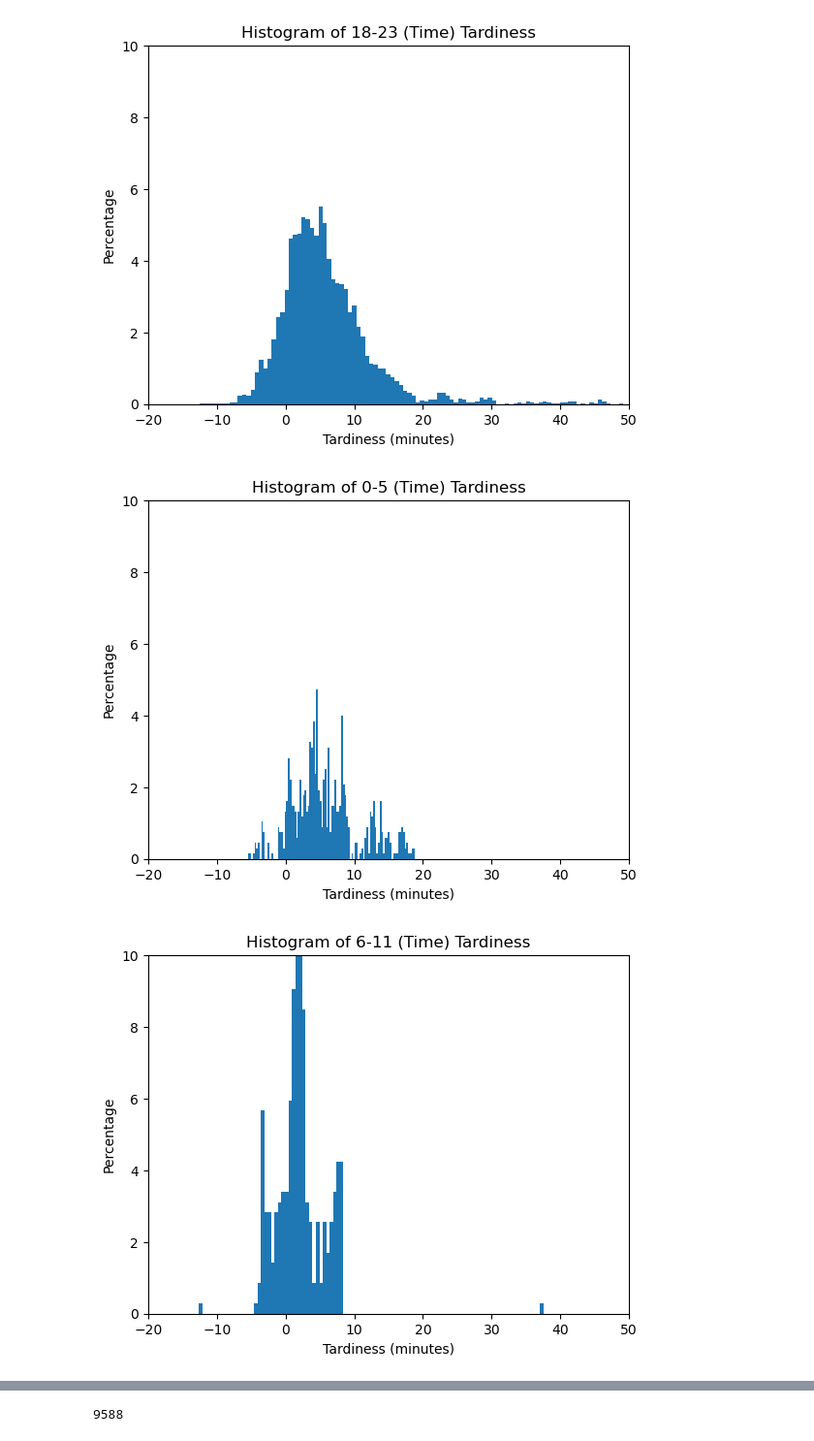
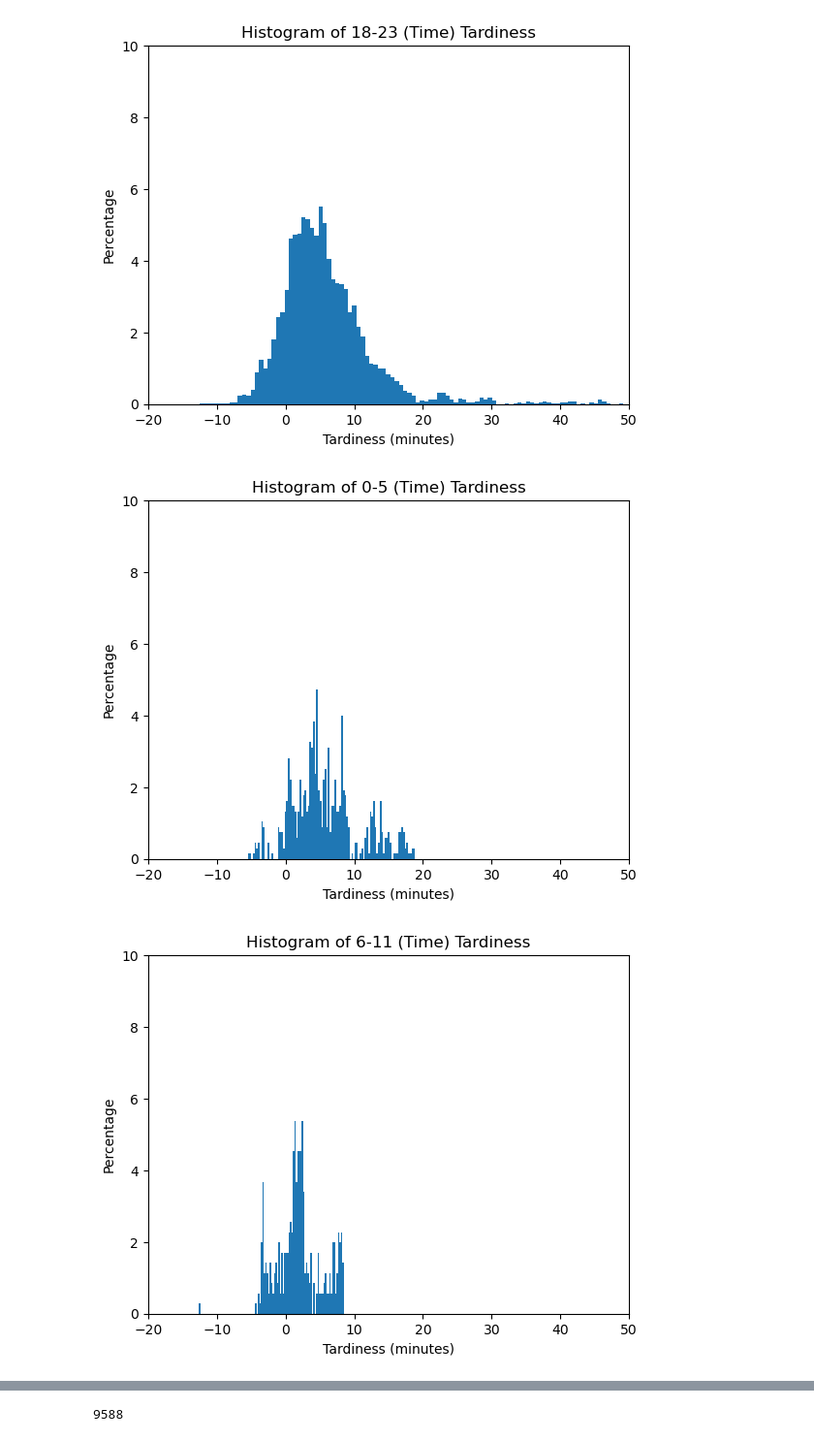
Before and after one commit to tommyli03/citylink-data-analysis, a Jupyter notebook: hello.ipynb, the cells around one changed output, grey strips where cells are left out. Shown at 97% size. Saved outputs shown, nothing was run; the diff lists cells and outputs as text; code cells hidden in the pictures.

```diff
--- a/hello.ipynb
+++ b/hello.ipynb
@@ -73,9 +73,15 @@ difference_times_daily = {key: [] for key in days}
 for number in range(0, observed_times_formatted.shape[0] - 1):
     time_difference = subtract_time(observed_times_formatted[number], scheduled_times_formatted[number])
     if (scheduled_times_formatted[number].weekday() == 5):
+        formatted_time = scheduled_times_formatted[number]
+        just_time = formatted_time.time()
+        hour = just_time.hour
         which_time(saturday_times, hour, time_difference)
         difference_times_weekend = np.append(difference_times_weekend, time_difference)
     elif (scheduled_times_formatted[number].weekday() == 6):
+        formatted_time = scheduled_times_formatted[number]
+        just_time = formatted_time.time()
+        hour = just_time.hour
         which_time(sunday_times, hour, time_difference)
         difference_times_weekend = np.append(difference_times_weekend, time_difference)
     else:
@@ -420,28 +430,28 @@ for item in weekday_times:
 # %%
 counter = 0
 for item in saturday_times:
-    plt.hist(saturday_times[item], bins=100)
+    plt.hist(saturday_times[item], bins=20)
     # Calculate the histogram counts and bin edges
     counts, bin_edges, _ = plt.hist(saturday_times[item], bins=100)
 
     # Calculate the percentages
     percentages = (counts / len(saturday_times[item])) * 100
 
     # Plotting with percentages on the y-axis
     plt.clf()  # Clear the previous plot
     plt.bar(bin_edges[:-1], percentages, align='edge', width=np.diff(bin_edges))
 
     # Add labels and title
     plt.xlabel('Tardiness (minutes)')
     plt.ylabel('Percentage')
     plt.title("Histogram of " + times[counter] + " (Time) Tardiness")
     plt.xlim(-20, 50)
     plt.ylim(0, 10)
 
     plt.show()
     counter += 1
 # %% [output]
 [figure]
-[figure, old version]
+[figure, new version]
 [figure]
 [figure]
```
Also changed, not shown: parts of 3 cells of this notebook.
